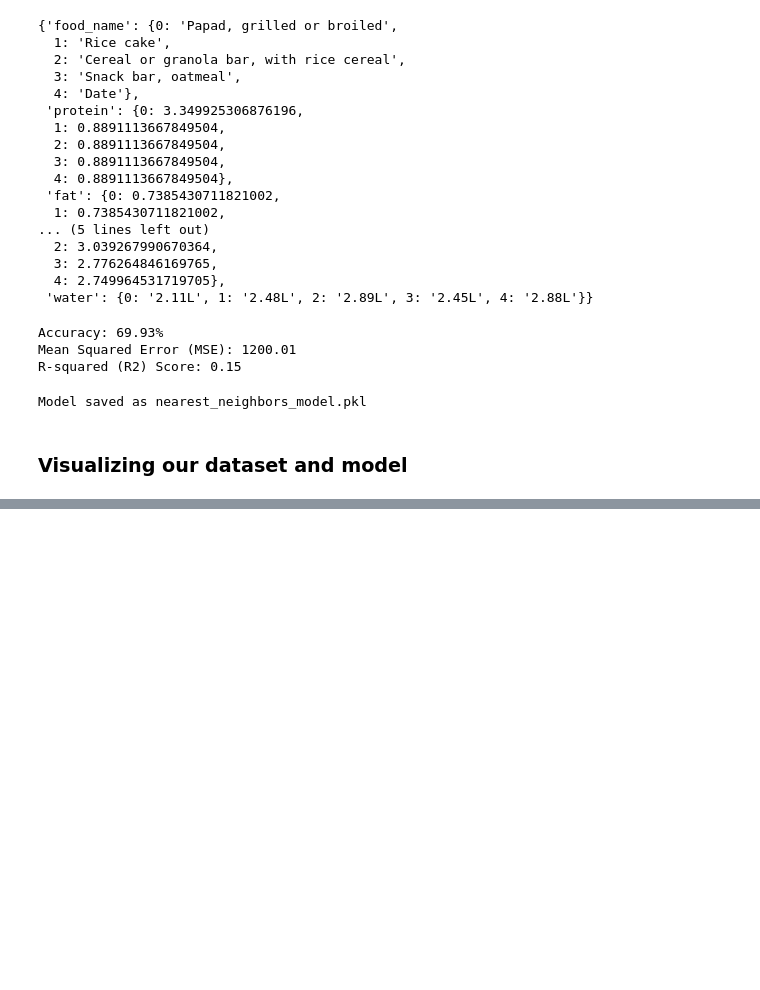
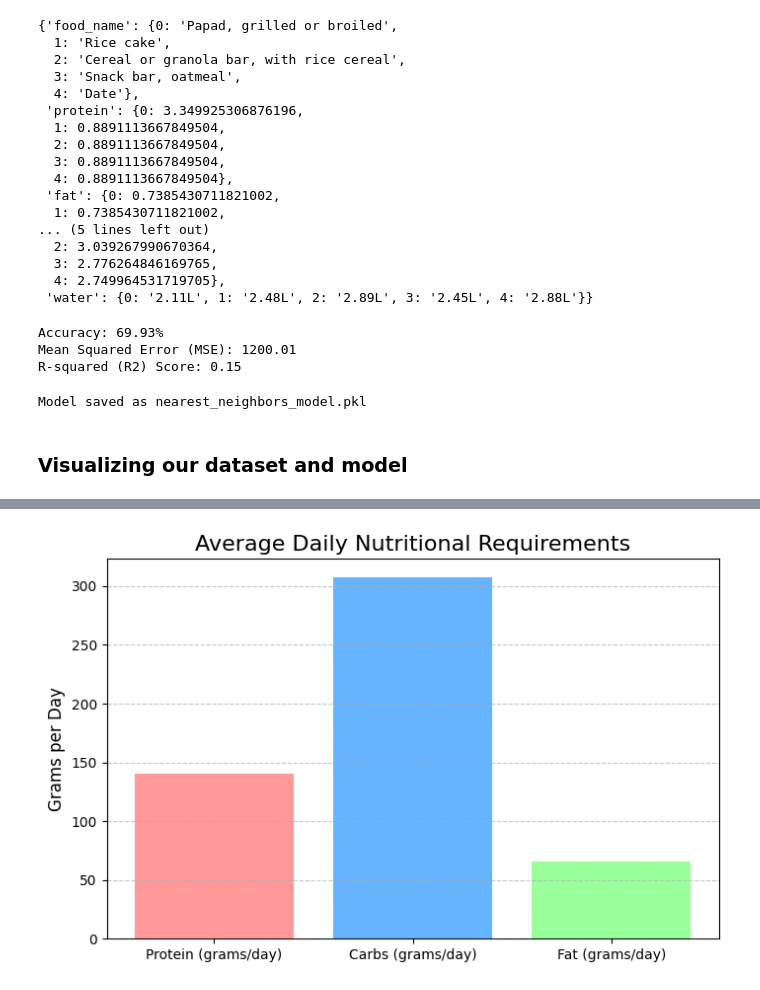
Before and after one commit to Anubhavkumarkanth/Dietbot_For_Athletes, a Jupyter notebook: maincode.ipynb, the cells around one changed output, grey strips where cells are left out. Cells and saved outputs as stored; diff of their text form; code cells hidden in the pictures; blank space fills up the shorter version.

```diff
--- a/maincode.ipynb
+++ b/maincode.ipynb
@@ -440,0 +457,17 @@ if 'Food Energy (Calories/day)' in bmi_data.columns and bmi_data['Food Energy (C
+# %%
+# Plot 2: Daily Nutritional Requirements
+categories = ['Protein (grams/day)', 'Carbs (grams/day)', 'Fat (grams/day)']
+valid_categories = [col for col in categories if col in bmi_data.columns]
+if valid_categories:
+    mean_values = bmi_data[valid_categories].mean()
+
+    plt.figure(figsize=(8, 5))
+    plt.bar(mean_values.index, mean_values.values, color=['#ff9999', '#66b3ff', '#99ff99'])
+    plt.title('Average Daily Nutritional Requirements', fontsize=16)
+    plt.ylabel('Grams per Day', fontsize=12)
+    plt.grid(axis='y', linestyle='--', alpha=0.7)
+    plt.show()
+else:
+    print("No valid nutritional requirement columns found in the dataset.")
+# %% [output]
+[figure, added]
```
Also changed, not shown: parts of 1 cell of this notebook.
